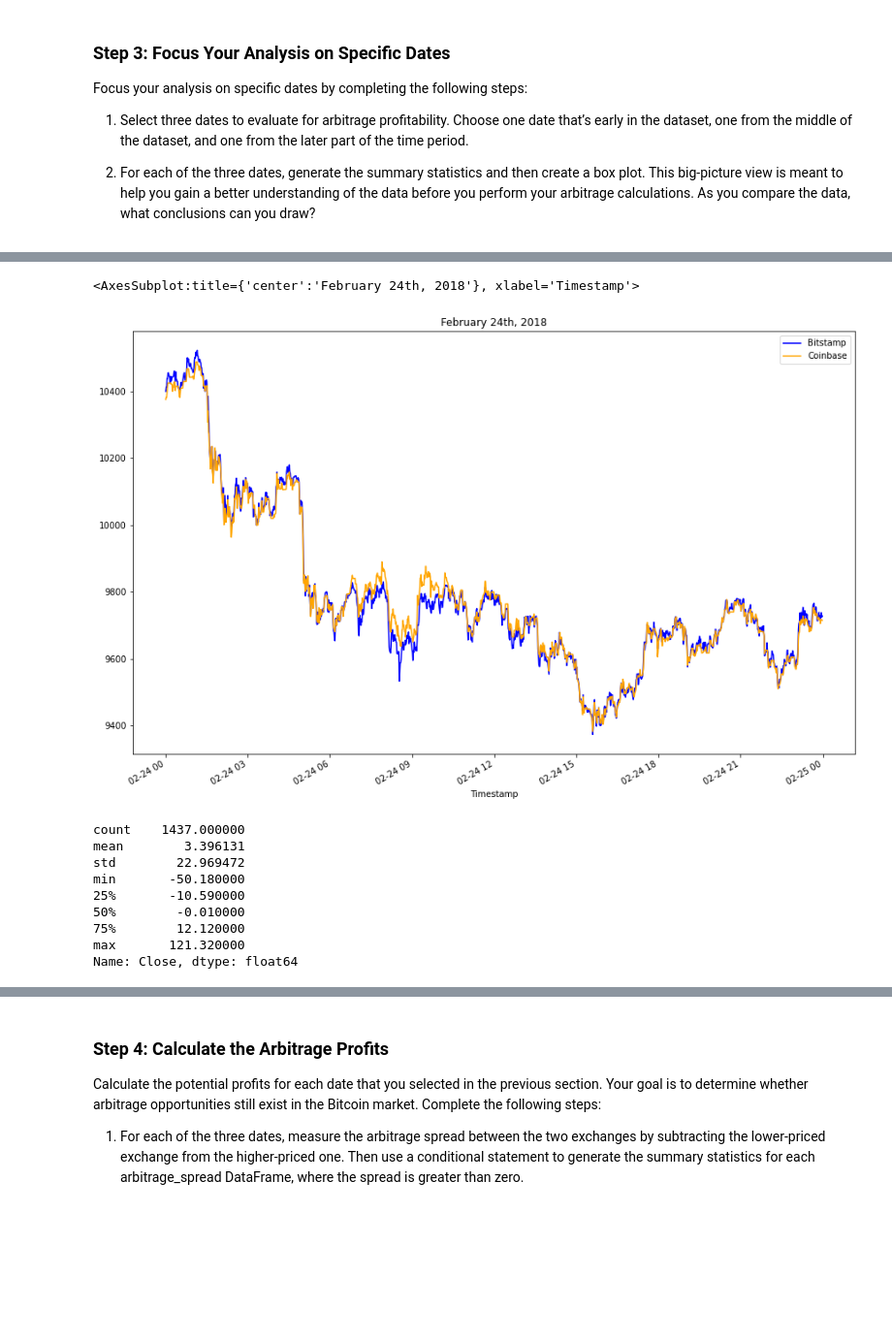
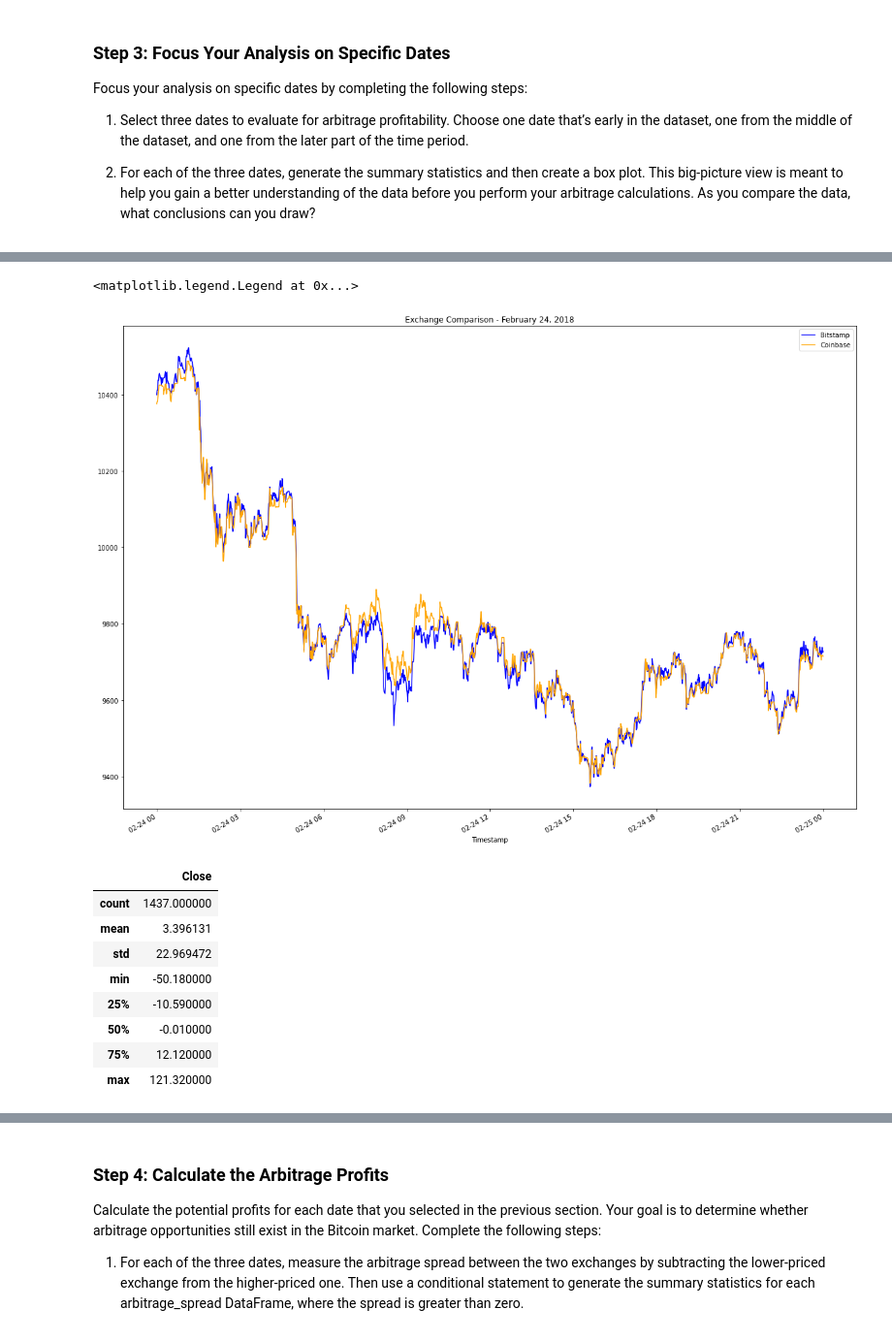
Before and after one commit to briggslalor/Challenge_3, a Jupyter notebook: crypto_arbitrage.ipynb, the cells around one changed output, grey strips where cells are left out. Shown: that part at 97% size. Saved outputs shown, nothing was run; the diff lists cells and outputs as text; code cells hidden in the pictures; blank space fills up the shorter version.

```diff
--- a/crypto_arbitrage.ipynb
+++ b/crypto_arbitrage.ipynb
@@ -332,26 +338,32 @@ Name: Close, dtype: float64
 # %%
 # Create an overlay plot that visualizes the two dataframes over a period of one day from the middle of the dataset.
 # Be sure that the plots include the parameters `legend`, `figsize`, `title`, `color` and `label`
-# YOUR CODE HERE
+ax = bitstamp_sliced.loc['2018-02-24'].plot(figsize = (20,15),
+                                                         title = 'Exchange Comparison - February 24, 2018',
+                                                        color = 'blue', legend = True)
+
+coinbase_sliced.loc['2018-02-24'].plot(ax=ax, color = 'orange')
+
+ax.legend(['Bitstamp', 'Coinbase'])
 # %% [output]
-<AxesSubplot:title={'center':'February 24th, 2018'}, xlabel='Timestamp'>
+<matplotlib.legend.Legend at 0x...>
-[figure, old version]
+[figure, new version]
 # %%
 # Using the date in the middle that you have selected, calculate the arbitrage spread
 # by subtracting the bitstamp lower closing prices from the coinbase higher closing prices
-arbitrage_spread_middle = # YOUR CODE HERE
+arbitrage_spread_middle = coinbase_sliced.loc['2018-02-24'] - bitstamp_sliced.loc['2018-02-24']
 
 # Generate summary statistics
-# YOUR CODE HERE
+arbitrage_spread_middle.describe(include = 'all')
 # %% [output]
-count    1437.000000
-mean        3.396131
-std        22.969472
-min       -50.180000
-25%       -10.590000
-50%        -0.010000
-75%        12.120000
-max       121.320000
-Name: Close, dtype: float64
+|  | Close |
+| count | 1437.000000 |
+| mean | 3.396131 |
+| std | 22.969472 |
+| min | -50.180000 |
+| 25% | -10.590000 |
+| 50% | -0.010000 |
+| 75% | 12.120000 |
+| max | 121.320000 |
 # %%
 # Visualize the arbitrage spread from the middle of the dataset in a box plot
```
Also changed, not shown: parts of 7 cells of this notebook.
